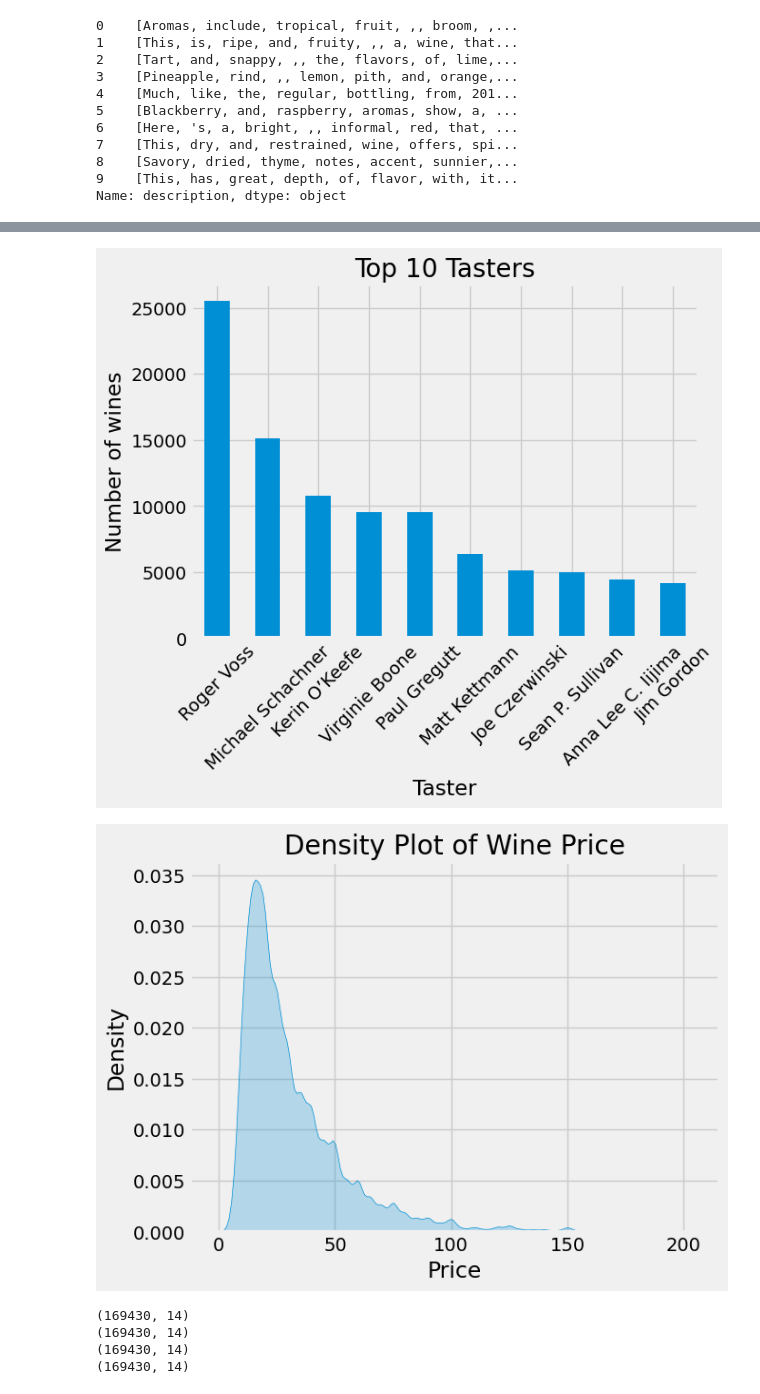
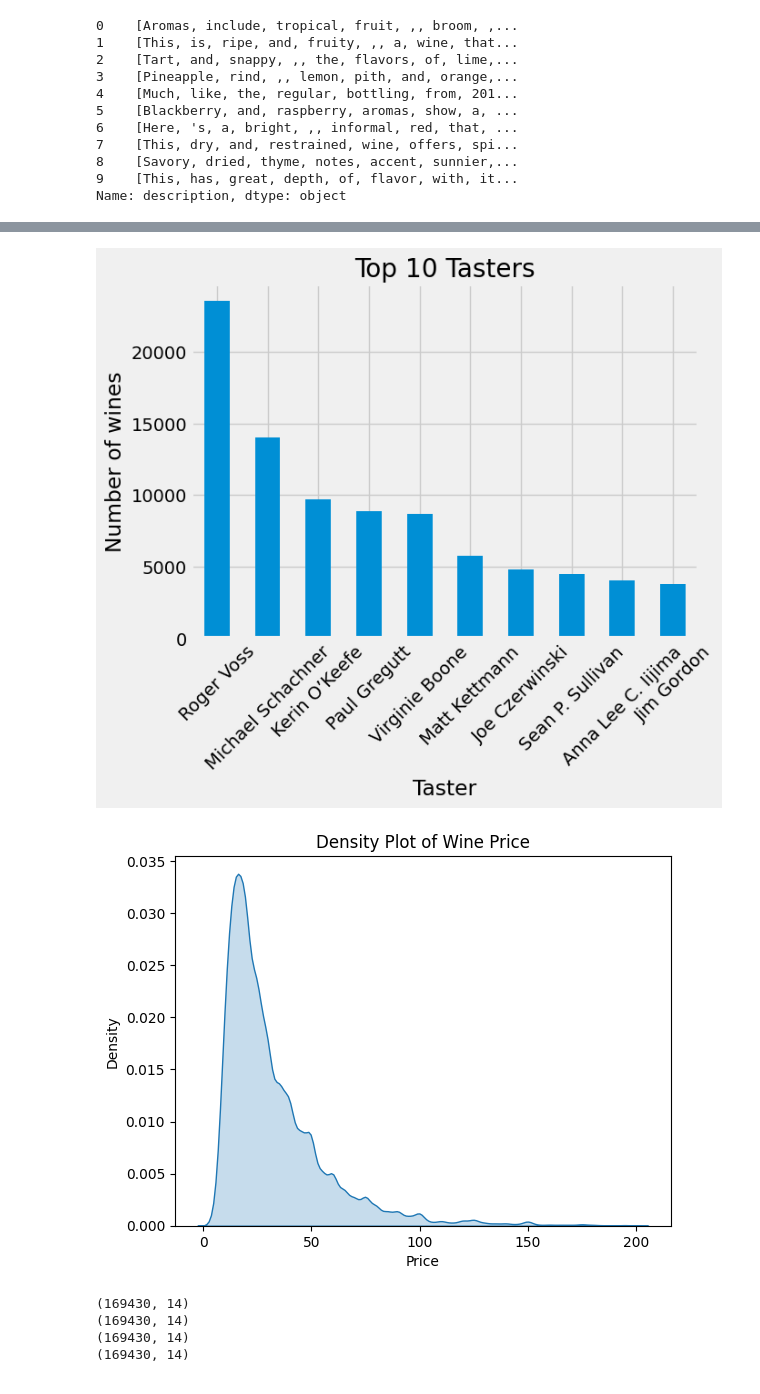
Before and after one commit to sdisorbo/wine_somMLier, a Jupyter notebook: eda_data_split.ipynb, the cells around one changed output, grey strips where cells are left out. Cells and saved outputs as stored; diff of their text form; code cells hidden in the pictures.

Commit message:
removed duplicate reviews

```diff
--- a/eda_data_split.ipynb
+++ b/eda_data_split.ipynb
@@ -32,6 +32,7 @@ wine_data2 = pd.read_csv('/mnt/c/Users/Owner/OneDrive/Documents/Eecs 448/Project
 
 #combine the two dataframes
 wine_data = pd.concat([wine_data1, wine_data2])
+wine_data = wine_data.drop_duplicates(subset='description')
 # %%
 wine_data.head(10)
 # %% [output]
@@ -289,6 +283,7 @@ plt.ylabel('Number of wines')
 plt.show()
 
 #plot price distribution
+plt.style.use('default')
 prices = wine_data['price']
 prices_filtered = prices[prices < 200]
 sns.kdeplot(data=prices_filtered, fill=True)
@@ -304,5 +299,5 @@ plt.show()
-[figure, old version]
+[figure, new version]
-[figure, old version]
+[figure, new version]
 # %%
 #remove duplicate descriptions in the wine data
 wine_data = wine_data.drop_duplicates(subset='description')
```
Also changed, not shown: parts of 4 cells of this notebook.
